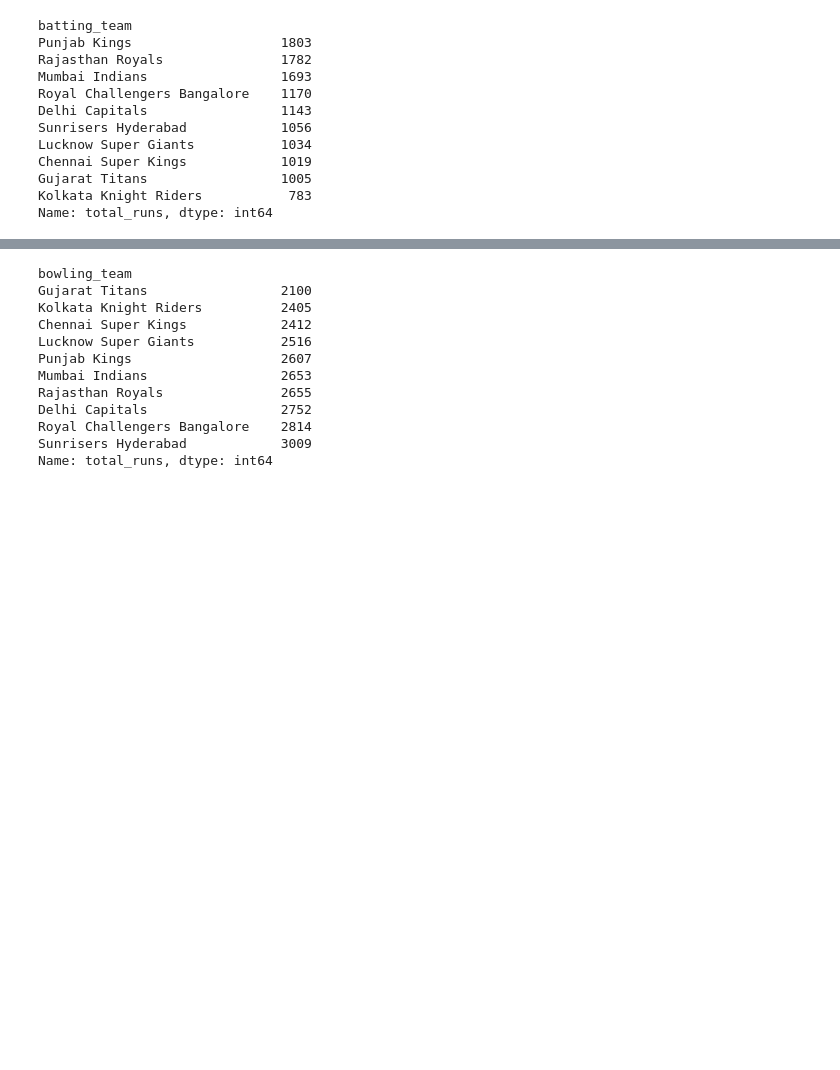
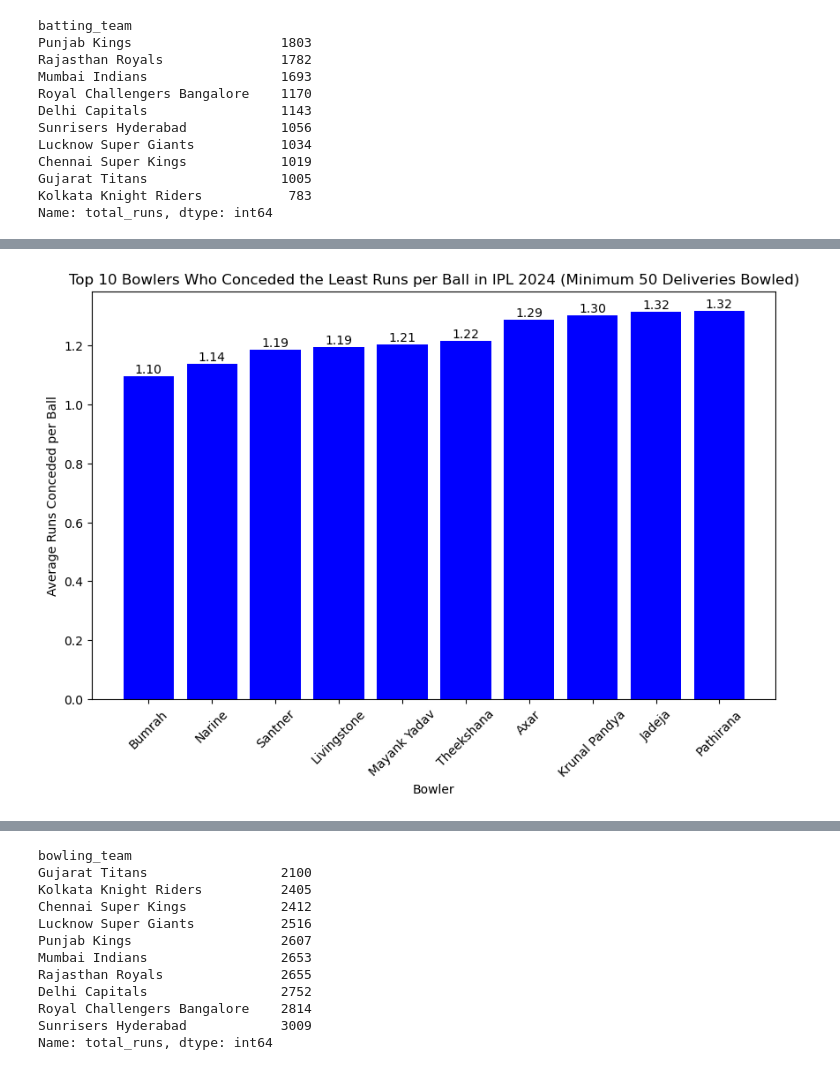
Before and after one commit to ayianshariff2/projects, a Jupyter notebook: IPL 2024 Analysis Project.ipynb, the cells around one changed output, grey strips where cells are left out. Drawn from its saved outputs; the diff is of its cells as text; code cells hidden in the pictures; blank space fills up the shorter version.

```diff
--- a/IPL 2024 Analysis Project.ipynb
+++ b/IPL 2024 Analysis Project.ipynb
@@ -617,0 +719,13 @@ Name: total_runs, dtype: int64
+# %%
+plt.figure(figsize=(10, 6))
+bars = plt.bar(top_10_least_runs_conceded_per_ball.index, top_10_least_runs_conceded_per_ball.values, color='blue')
+plt.xlabel('Bowler')
+plt.ylabel('Average Runs Conceded per Ball')
+plt.title('Top 10 Bowlers Who Conceded the Least Runs per Ball in IPL 2024 (Minimum 50 Deliveries Bowled)')
+plt.xticks(rotation=45)
+for bar in bars:
+    yval = bar.get_height()
+    plt.text(bar.get_x() + bar.get_width() / 2, yval + 0.001, f'{yval:.2f}', ha='center', va='bottom')
+plt.show()
+# %% [output]
+[figure, added]
```
Also changed, not shown: parts of 7 cells of this notebook.
